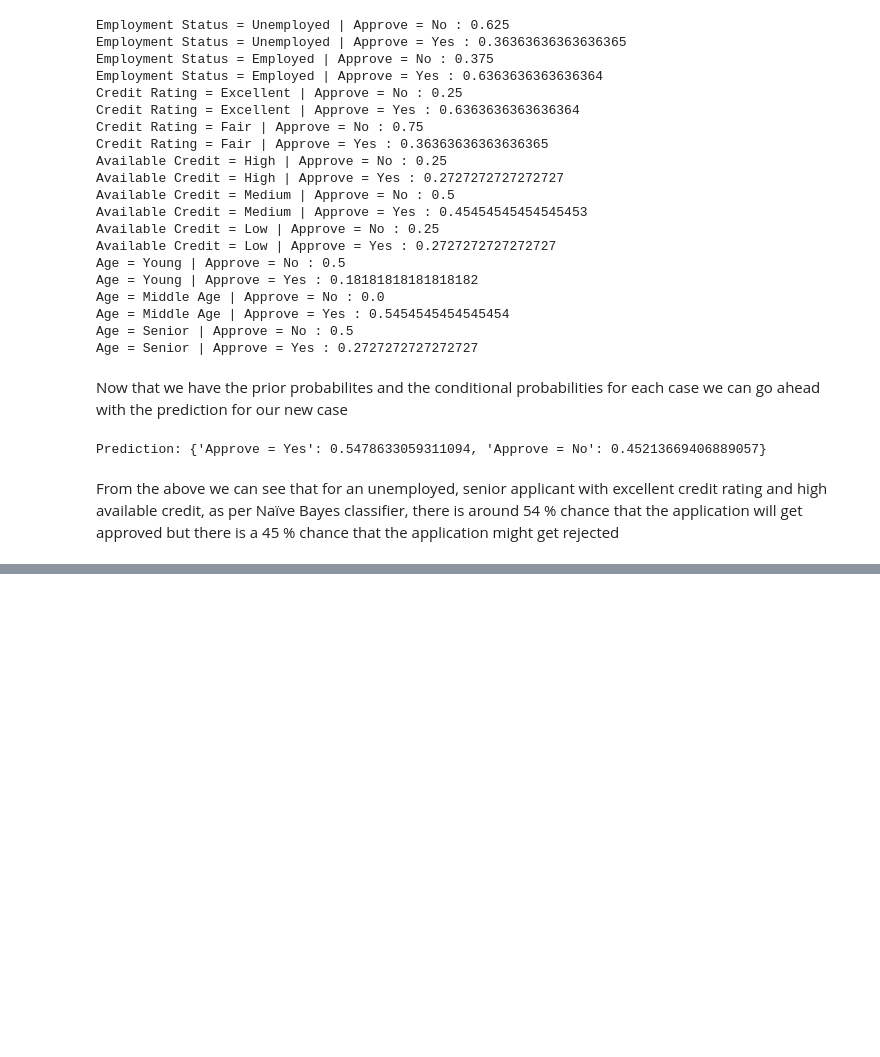
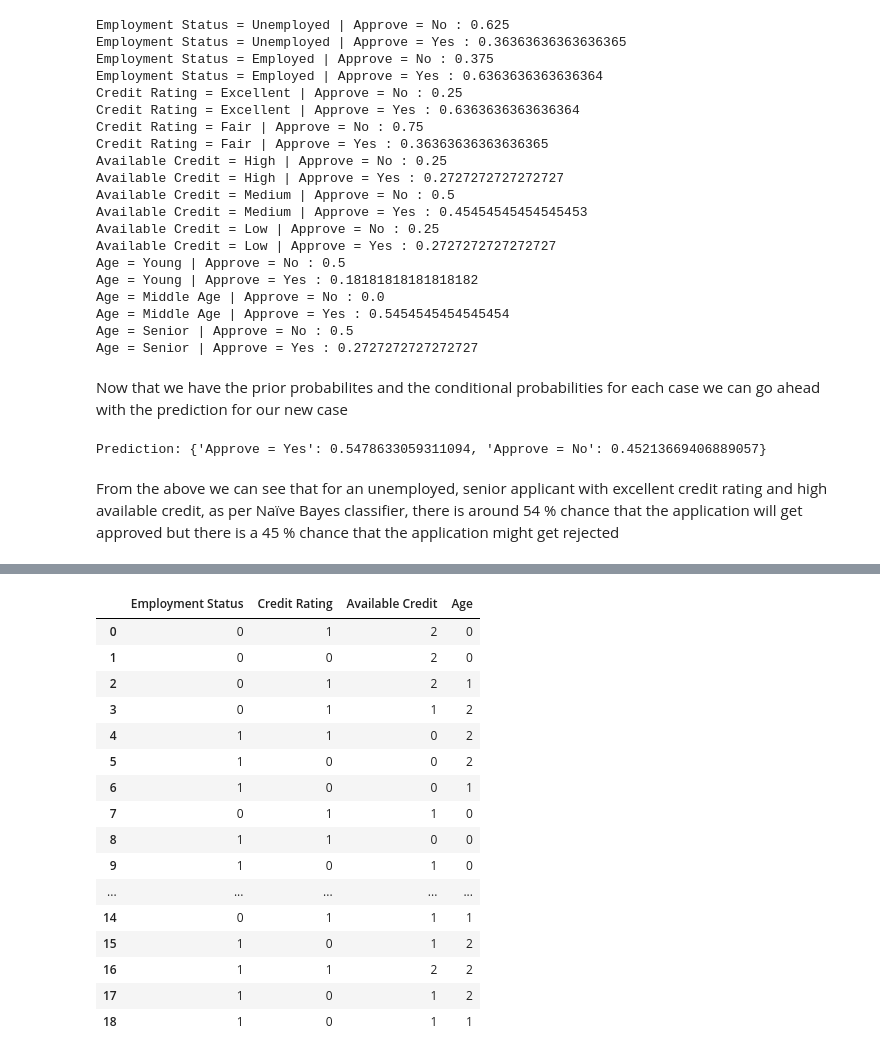
Before and after one commit to af626/CHEME6880_af626_coursework, a Jupyter notebook: 6880_hw2_af626/6880_hw2_af626.ipynb, the cells around one changed output, grey strips where cells are left out. Drawn from its saved outputs; the diff is of its cells as text; code cells hidden in the pictures; blank space fills up the shorter version.

```diff
--- a/6880_hw2_af626/6880_hw2_af626.ipynb
+++ b/6880_hw2_af626/6880_hw2_af626.ipynb
@@ -261,0 +521,7 @@ From the above we can see that for an unemployed, senior applicant with excellen
+# %%
+# Importing the required libraries
+import pandas as pd
+
+# Getting data for problem 4
+data_4 = pd.read_csv('data/data_1-3.csv')
+data_4
@@ -261,0 +546,37 @@ From the above we can see that for an unemployed, senior applicant with excellen
+# %%
+# Mapping for categorical variables
+mapping = {
+    "Employment Status": {"Unemployed": 0, "Employed": 1},
+    "Credit Rating": {"Excellent": 1, "Fair": 0},
+    "Available Credit": {"High": 2, "Medium": 1, "Low": 0},
+    "Age": {"Senior": 2, "Middle Age": 1, "Young": 0},
+    "Approve Application": {"No": 0, "Yes": 1}
+}
+
+temp_data_4 = data_4.copy()
+# Apply mapping to the dataframe
+temp_data_4.replace(mapping, inplace=True)
+
+# Separating features and target variable
+x = temp_data_4.drop(columns=["Approve Application ?"])
+y = temp_data_4["Approve Application ?"]
+# %%
+x
+# %% [output]
+|  | Employment Status | Credit Rating | Available Credit | Age |
+| 0 | 0 | 1 | 2 | 0 |
+| 1 | 0 | 0 | 2 | 0 |
+| 2 | 0 | 1 | 2 | 1 |
+| 3 | 0 | 1 | 1 | 2 |
+| 4 | 1 | 1 | 0 | 2 |
+| 5 | 1 | 0 | 0 | 2 |
+| 6 | 1 | 0 | 0 | 1 |
+| 7 | 0 | 1 | 1 | 0 |
+| 8 | 1 | 1 | 0 | 0 |
+| 9 | 1 | 0 | 1 | 0 |
+| ... | ... | ... | ... | ... |
+| 14 | 0 | 1 | 1 | 1 |
+| 15 | 1 | 0 | 1 | 2 |
+| 16 | 1 | 1 | 2 | 2 |
+| 17 | 1 | 0 | 1 | 2 |
+| 18 | 1 | 0 | 1 | 1 |
```
Also changed, not shown: parts of 52 cells of this notebook.
